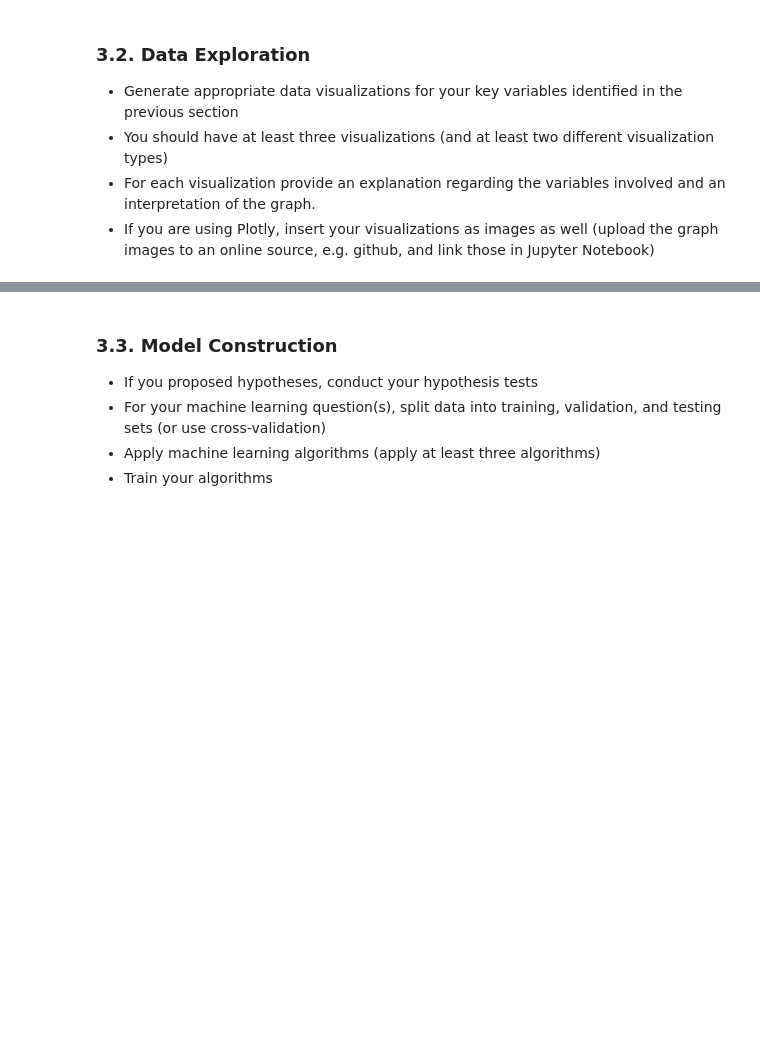
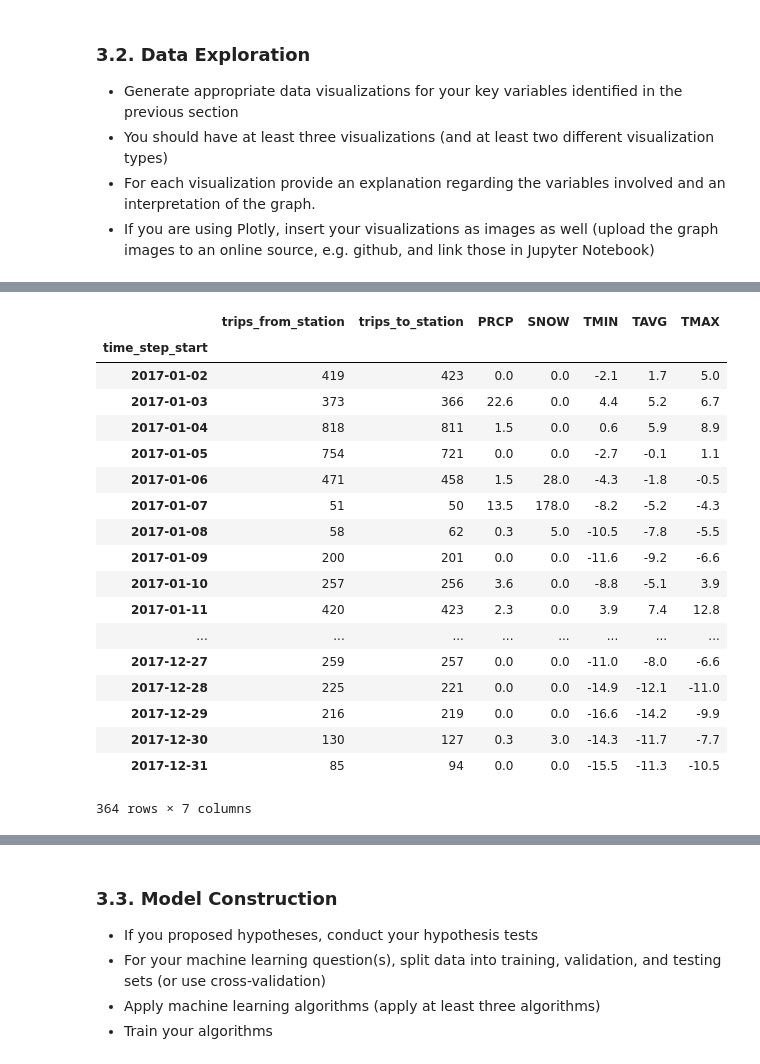
Before and after one commit to Grffiin/BlueBikes, a Jupyter notebook: DS3000_FP4_Section1_Group7.ipynb, the cells around one changed output, grey strips where cells are left out. Cells and saved outputs as stored; diff of their text form; code cells hidden in the pictures; blank space fills up the shorter version.

```diff
--- a/DS3000_FP4_Section1_Group7.ipynb
+++ b/DS3000_FP4_Section1_Group7.ipynb
@@ -98,0 +155,35 @@ ParserError: Error tokenizing data. C error: Expected 276 fields in line 123, sa
+# %%
+def get_data_in_range(data, start, end, colname):
+    mask = (data[colname] > start) & (data[colname] <= end)
+    return data.loc[mask]
+
+wd = get_data_in_range(daily_data, datetime(year=2017, month=1, day=1), datetime(year=2017, month=12, day=31), "time_step_start")
+wd = wd[["time_step_start", "trips_from_station", "trips_to_station", "PRCP", "SNOW", "TMIN", "TAVG", "TMAX"]] \
+    .groupby("time_step_start") \
+    .agg({
+        "trips_from_station": sum,
+        "trips_to_station": sum,
+        "PRCP": max, "SNOW": max, "TMIN": max, "TAVG": max, "TMAX": max
+})
+# %%
+wd
+# %% [output]
+|  | trips_from_station | trips_to_station | PRCP | SNOW | TMIN | TAVG | TMAX |
+| time_step_start |  |  |  |  |  |  |  |
+| 2017-01-02 | 419 | 423 | 0.0 | 0.0 | -2.1 | 1.7 | 5.0 |
+| 2017-01-03 | 373 | 366 | 22.6 | 0.0 | 4.4 | 5.2 | 6.7 |
+| 2017-01-04 | 818 | 811 | 1.5 | 0.0 | 0.6 | 5.9 | 8.9 |
+| 2017-01-05 | 754 | 721 | 0.0 | 0.0 | -2.7 | -0.1 | 1.1 |
+| 2017-01-06 | 471 | 458 | 1.5 | 28.0 | -4.3 | -1.8 | -0.5 |
+| 2017-01-07 | 51 | 50 | 13.5 | 178.0 | -8.2 | -5.2 | -4.3 |
+| 2017-01-08 | 58 | 62 | 0.3 | 5.0 | -10.5 | -7.8 | -5.5 |
+| 2017-01-09 | 200 | 201 | 0.0 | 0.0 | -11.6 | -9.2 | -6.6 |
+| 2017-01-10 | 257 | 256 | 3.6 | 0.0 | -8.8 | -5.1 | 3.9 |
+| 2017-01-11 | 420 | 423 | 2.3 | 0.0 | 3.9 | 7.4 | 12.8 |
+| ... | ... | ... | ... | ... | ... | ... | ... |
+| 2017-12-27 | 259 | 257 | 0.0 | 0.0 | -11.0 | -8.0 | -6.6 |
+| 2017-12-28 | 225 | 221 | 0.0 | 0.0 | -14.9 | -12.1 | -11.0 |
+| 2017-12-29 | 216 | 219 | 0.0 | 0.0 | -16.6 | -14.2 | -9.9 |
+| 2017-12-30 | 130 | 127 | 0.3 | 3.0 | -14.3 | -11.7 | -7.7 |
+| 2017-12-31 | 85 | 94 | 0.0 | 0.0 | -15.5 | -11.3 | -10.5 |
+364 rows × 7 columns
```
Also changed, not shown: parts of 10 cells of this notebook, 10 other files.
